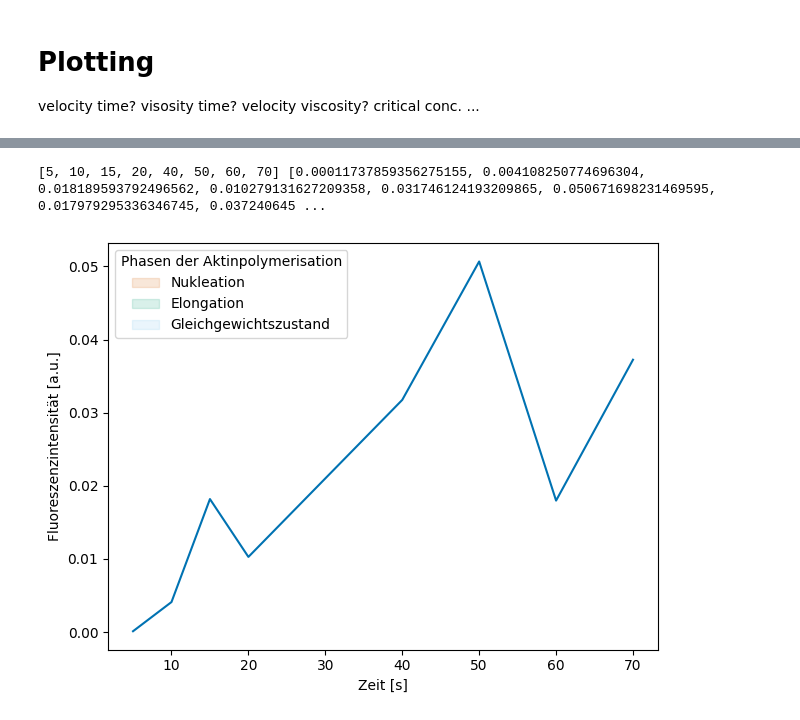
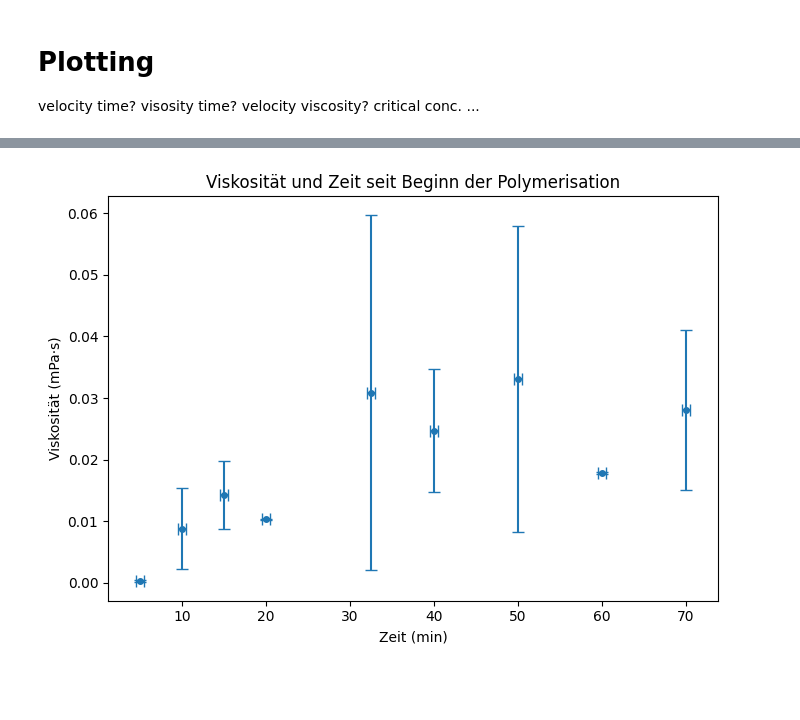
Before and after one commit to DaSch314/BPC-FILM, a Jupyter notebook: Aktinfitting1.ipynb, the cells around one changed output, grey strips where cells are left out. Cells and saved outputs as stored; diff of their text form; code cells hidden in the pictures; blank space fills up the shorter version.

Commit message:
Error3

```diff
--- a/Aktinfitting1.ipynb
+++ b/Aktinfitting1.ipynb
@@ -88,0 +215,4 @@ Geschwindigkeit_8 von 1 durch 61.0: 0.16393442622950818 mm/s
+# %%
+def velocity_calc_error_mm_per_s(distance: float, t: float, t_error: float):
+    velocity_error_mm_per_s = (distance * 10)/(t ** 2) * t_error
+    return velocity_error_mm_per_s
@@ -104,9 +313,9 @@ V = V * 0.001 # cm^3
 h = 9 # cm
 
 r_kapillare_mm = math.sqrt(V/(np.pi * h))
-print(f"Radius {r} cm")
+print(f"Radius {r_kapillare_mm} cm")
 
-d_kapillare_mm = r*2
+d_kapillare_mm = r_kapillare_mm*2
 print(f"Durchmesser {d_kapillare_mm} cm")
 # %% [output]
 Radius 0.05947080387175904 cm
@@ -162,0 +367,14 @@ Viscosity for velocity 0.16393442622950818 and angle 75: 0.0372406456881885 [???
+# %%
+# Viscosity error
+df_raw["viscosity_error_mPa_s"] = df_raw.apply(
+    lambda row: viscosity_error_formula(
+        K, roh_water, roh_kugel,
+        row["winkel_deg"],
+        d_kapillare_mm, d_kugel_mm,
+        g,
+        row["velocity_mm_per_s"],
+        row["velocity_error_mm_per_s"]
+    ),
+    axis=1
+)
+print(df_raw["viscosity_error_mPa_s"])
@@ -266,22 +487,0 @@ viscosity_list_rm_index_9_plus_4 = viscosity_list.pop(13)
-# %%
-# Plot viscoisity time
-x = [5, 10, 15, 20, 40, 50, 60, 70]
-y = viscosity_list[9:]
-
-print(x, y)
-
-plt.figure()
-plt.plot(x, y, color="#0072B2", label="Messdaten")
-
-# ---- ACHSEN ----
-plt.xlabel("Zeit [s]")
-plt.ylabel("Fluoreszenzintensität [a.u.]")
-
-# ---- LEGENDE ----
-plt.legend(handles=[lag, exp, plateau], loc="upper left", title="Phasen der Aktinpolymerisation")
-
-plt.tight_layout()
-plt.show()
-# %% [output]
-[5, 10, 15, 20, 40, 50, 60, 70] [0.00011737859356275155, 0.004108250774696304, 0.018189593792496562, 0.010279131627209358, 0.031746124193209865, 0.050671698231469595, 0.017979295336346745, 0.037240645 ...
-[figure, removed]
@@ -287,0 +490,23 @@ plt.show()
+# %%
+import matplotlib.pyplot as plt
+
+plt.figure(figsize=(7,5))
+
+plt.errorbar(
+    df_raw["mean_time_min"],
+    df_raw["viscosity_mPa_s"],
+    xerr=df_raw["time_error_min"],
+    yerr=df_raw["viscosity_error_mPa_s"],
+    fmt='o',
+    markersize=4,      # kleinerer Marker
+    capsize=4
+)
+
+plt.xlabel("Zeit (min)")
+plt.ylabel("Viskosität (mPa·s)")
+plt.title("Viskosität und Zeit seit Beginn der Polymerisation")
+
+plt.tight_layout()
+plt.show()
+# %% [output]
+[figure, added]
```
Also changed, not shown: parts of 36 cells of this notebook, 3 other files.
